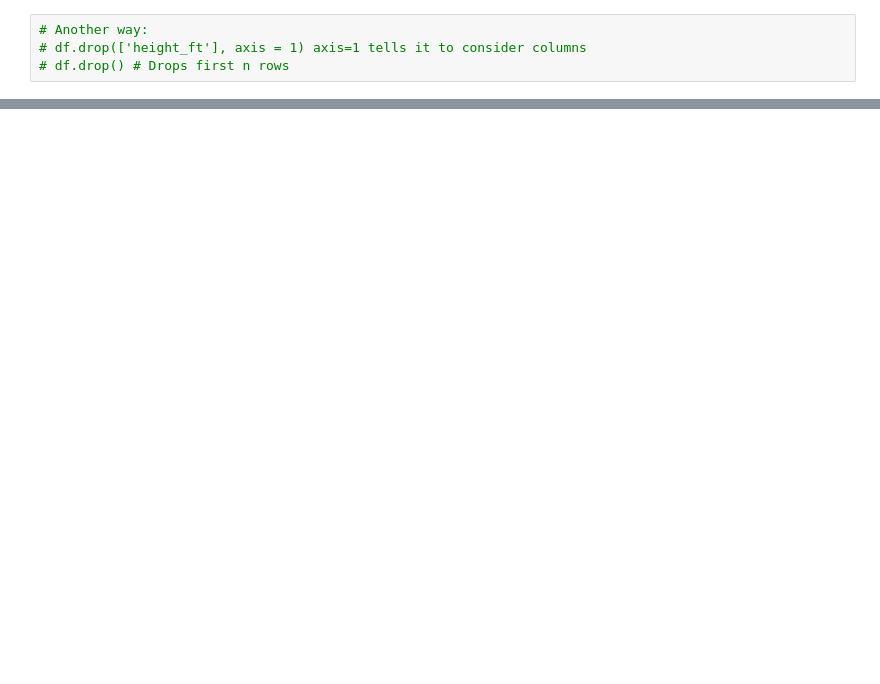
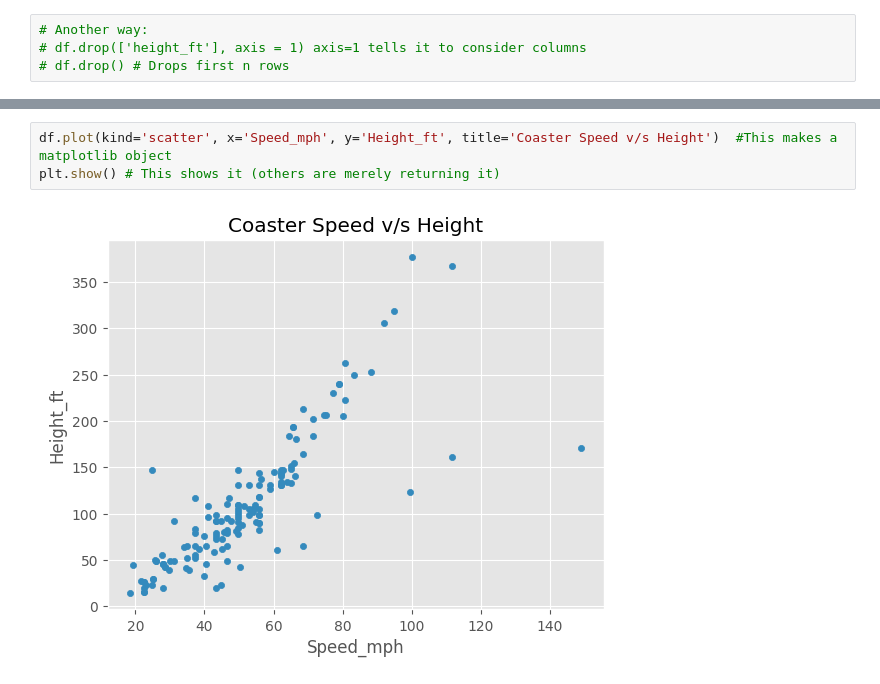
Before and after one commit to suu-b/Exploratory-Data-Analysis, a Jupyter notebook: coaster_db/main.ipynb, the cells around one changed output, grey strips where cells are left out. Drawn from its saved outputs; the diff is of its cells as text; blank space fills up the shorter version.

```diff
--- a/coaster_db/main.ipynb
+++ b/coaster_db/main.ipynb
@@ -129,0 +294,5 @@ df.shape
+# %%
+df.plot(kind='scatter', x='Speed_mph', y='Height_ft', title='Coaster Speed v/s Height')  #This makes a matplotlib object
+plt.show() # This shows it (others are merely returning it)
+# %% [output]
+[figure, added]
```
Also changed, not shown: parts of 26 cells of this notebook, 1 other file.
